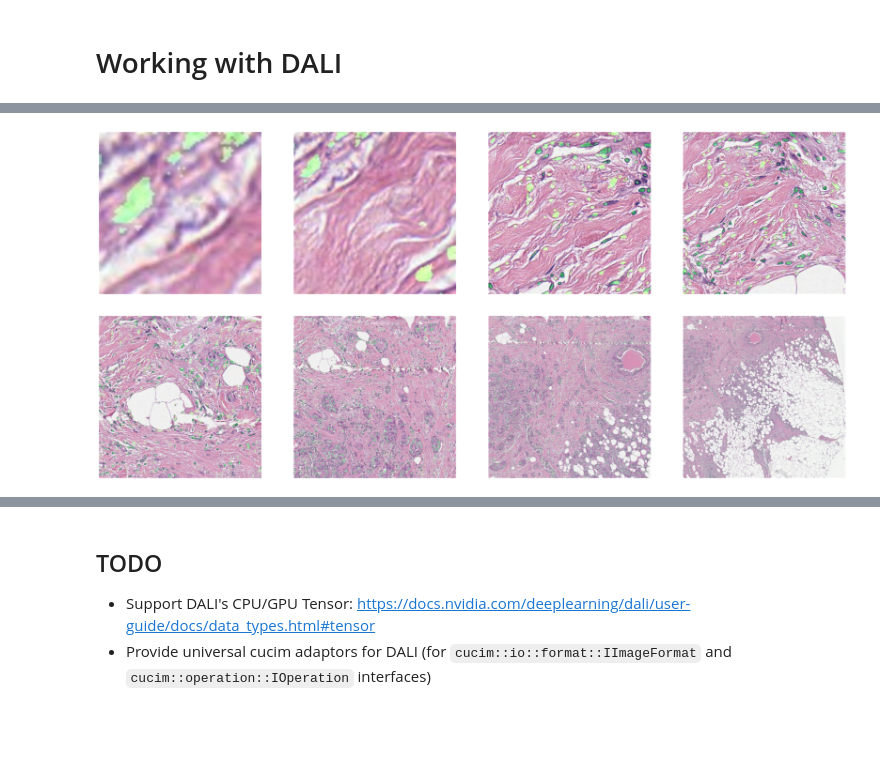
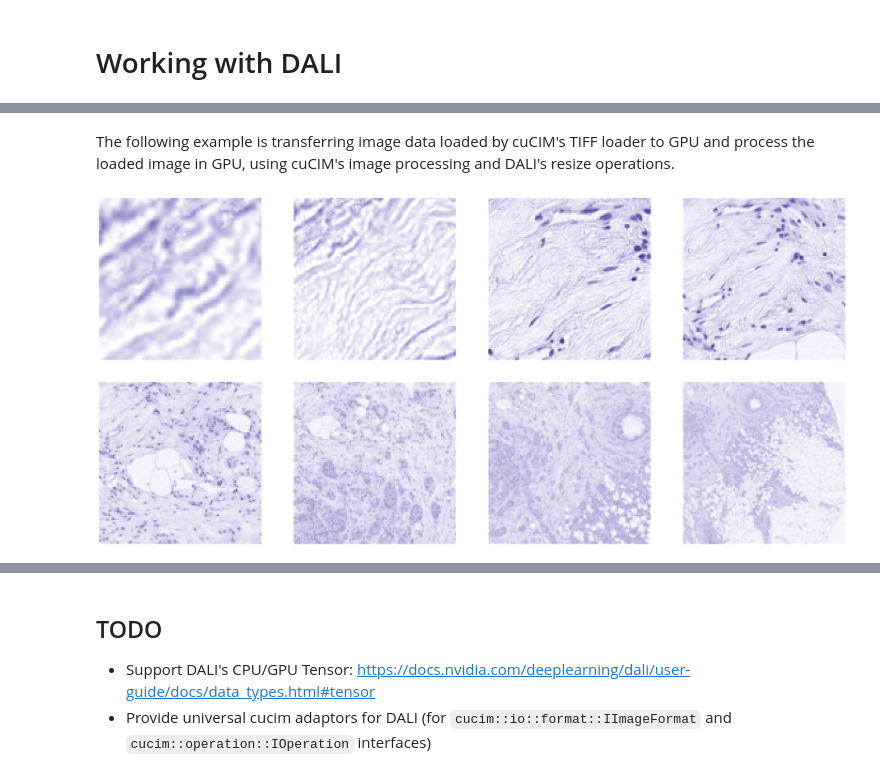
Before and after one commit to rapidsai/cucim, a Jupyter notebook: notebooks/Working_with_DALI.ipynb, the cells around one changed output, grey strips where cells are left out. Drawn from its saved outputs; the diff is of its cells as text; code cells hidden in the pictures; blank space fills up the shorter version.

Commit message:
Update notebook for the interoperability with DALI

```diff
--- a/notebooks/Working_with_DALI.ipynb
+++ b/notebooks/Working_with_DALI.ipynb
@@ -72,35 +106,72 @@ class DPLoaderPipeline(Pipeline):
+# %% [markdown]
+The following example is transferring image data loaded by cuCIM's TIFF loader to GPU and process the loaded image in GPU, using cuCIM's image processing and DALI's resize operations.
 # %%
+from cucim import CuImage
+from cucim.skimage import color
+from cucim.skimage.util import img_as_ubyte
+import nvidia.dali as dali
+import nvidia.dali.fn as fn
+import cupy as cp
+
 import matplotlib.gridspec as gridspec
 import matplotlib.pyplot as plt
 %matplotlib inline
-
-batch_size = 4
 
 def show_images(image_batch):
     columns = 4
     rows = (batch_size + 1) // (columns)
     fig = plt.figure(figsize = (32,(32 // columns) * rows))
     gs = gridspec.GridSpec(rows, columns)
     for j in range(rows*columns):
         plt.subplot(gs[j])
         plt.axis("off")
         plt.imshow(image_batch.at(j))
 
+def filter_images(image):
+    ihc_hed = color.rgb2hed(image)
+
+    # Create an RGB image for visualizing hematoxylin stain.
+    # (https://scikit-image.org/docs/dev/auto_examples/color_exposure/plot_ihc_color_separation.html#sphx-glr-auto-examples-color-exposure-plot-ihc-color-separation-py)
+    null = cp.zeros_like(ihc_hed[:, :, 0])
+    ihc_h = color.hed2rgb(cp.stack((ihc_hed[:, :, 0], null, null), axis=-1))
+    return img_as_ubyte(ihc_h)
+
+def gen_image(file_name, location_list, size_list, level_list, batch_size):
+    image = CuImage(file_name)
+    batch = []
+    for location, size, level in zip(location_list, size_list, level_list):
+        region = image.read_region(location=location, size=size, level=level)
+        batch.append(cp.asarray(region))
+        if (len(batch) == batch_size):
+            yield (batch,)
+            batch = []
+
 file_name = "input/image.tif"
 location_list = [    (5000, 5000), (5000, 5000), (5000, 5000), (5000, 5000), (5000, 5000), (5000, 5000), (5000, 5000), (5000, 5000)]
 size_list     = [        (64, 64),   (128, 128),   (512, 512),   (800, 800),   (800, 800),   (800, 800),   (800, 800),   (800, 800)]
 level_list    = [               0,            0,            0,            0,           1,             2,            3,            4]
 
+batch_size = 4
 num_threads = 1
-pipe = DPLoaderPipeline(file_name, location_list, size_list, level_list, batch_size, num_threads, 0)
+
+pipe = dali.pipeline.Pipeline(batch_size = batch_size, num_threads = num_threads, device_id = 0,
+                              exec_async=False, exec_pipelined=False, seed=99)
+
+with pipe:
+    input_image = fn.external_source(source=gen_image(file_name, location_list, size_list, level_list, batch_size),
+                                     device='gpu', num_outputs=1)
+    filtered_image = fn.python_function(input_image[0], function=filter_images, device='gpu', num_outputs=1)
+    resize = fn.resize(filtered_image, device='gpu', resize_x=128, resize_y=128)
+    pipe.set_outputs(resize)
+
 pipe.build()
 
 while True:
     try:
         output = pipe.run()
-        show_images(output[0])
+        show_images(output[0].as_cpu())
     except StopIteration:
         break
 # %% [output]
-[figure, old version]
+[figure, new version]
-[figure, old version]
+[figure, new version]
```
Also changed, not shown: parts of 8 cells of this notebook.
